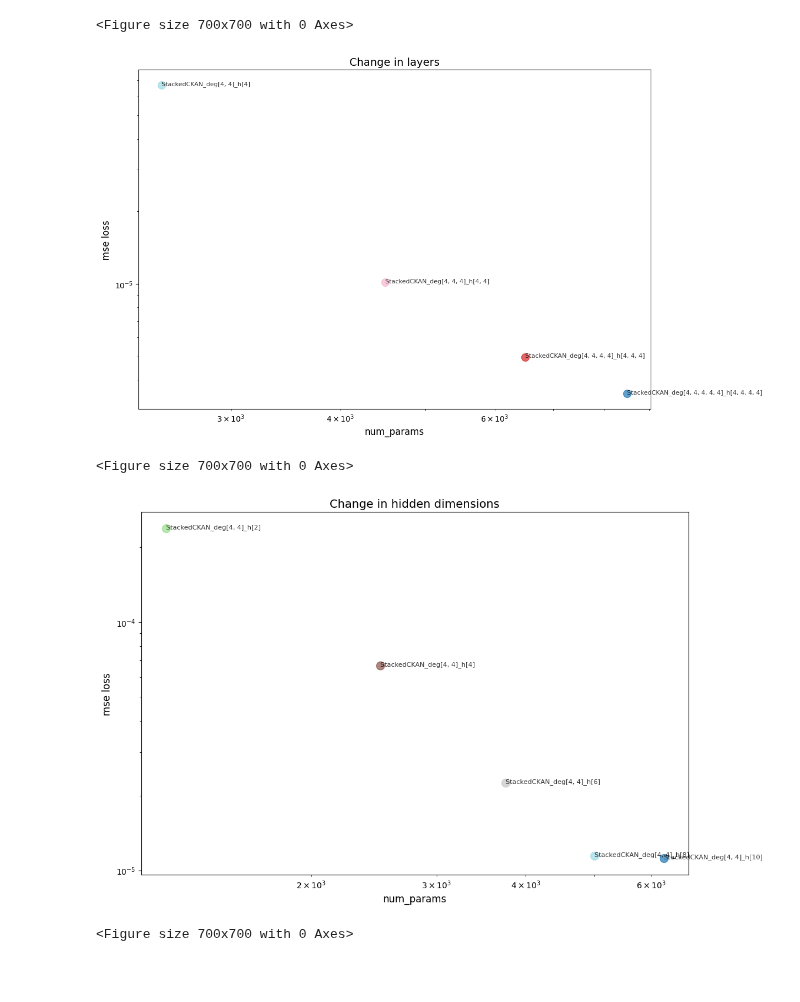
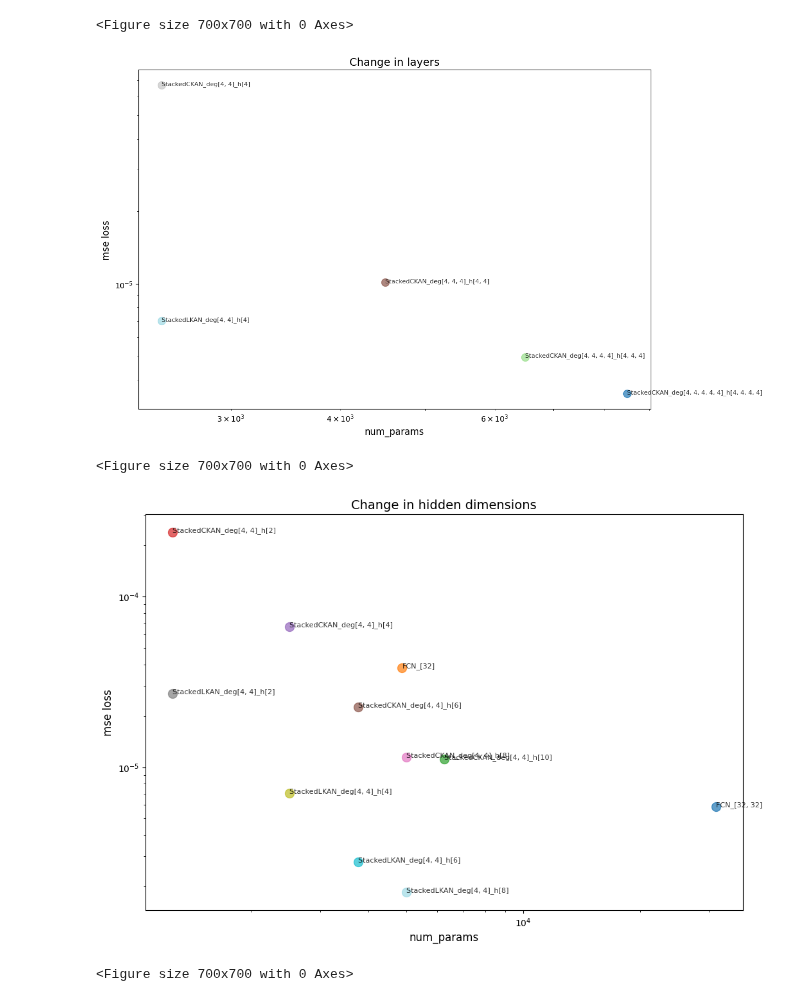
Before and after one commit to sallsdagrate/FBPINNs, a Jupyter notebook: benchmarks/runs/Kovasznay/pareto.ipynb, the cells around one changed output. Saved outputs shown, nothing was run; the diff lists cells and outputs as text; code cells hidden in the pictures; blank space fills up the shorter version.

```diff
--- a/benchmarks/runs/Kovasznay/pareto.ipynb
+++ b/benchmarks/runs/Kovasznay/pareto.ipynb
@@ -28,14 +28,14 @@ analyser.plot_training_times(filter=lambda x: 'Stacked' in x or 'FCN' in x)
 # %%
 # analyser.plot_mse_over_params(filter=lambda x: 'StackedCKAN_deg[' in x and ']_h[4]' in x, )
-analyser.plot_mse_over_params(filter=lambda x: re.match('StackedCKAN_deg[4[, 4]*]_h[4[, 4]*]', x), title='Change in layers')
+analyser.plot_mse_over_params(filter=lambda x: re.match('Stacked[C|L]KAN_deg[4[, 4]*]_h[4[, 4]*]', x), title='Change in layers')
 # %% [output]
 <Figure size 700x700 with 0 Axes>
-[figure, old version]
+[figure, new version]
 # %%
-analyser.plot_mse_over_params(filter=lambda x: re.match('StackedCKAN_deg\[4, 4]_h\[[0-9]*]', x), title='Change in hidden dimensions')
+analyser.plot_mse_over_params(filter=lambda x: re.match('Stacked[C|L]KAN_deg\[4, 4]_h\[[0-9]*]', x) or 'FCN_[32' in x, title='Change in hidden dimensions')
 # %% [output]
 <Figure size 700x700 with 0 Axes>
-[figure, old version]
+[figure, new version]
 # %%
 analyser.plot_mse_over_params(filter=lambda x: re.match('StackedCKAN_deg\[[0-9]*, 4]_h\[4]', x), title='Change in in-degrees')
 # %% [output]
```
Also changed, not shown: parts of 3 cells of this notebook, 3 other files.
